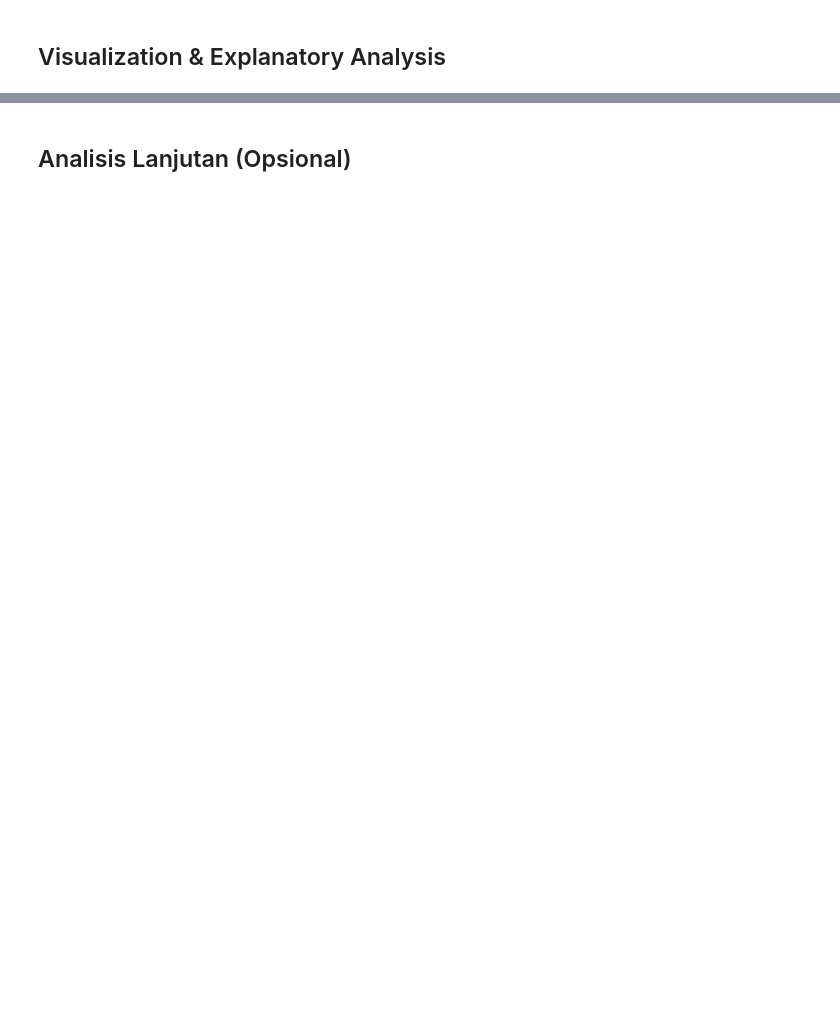
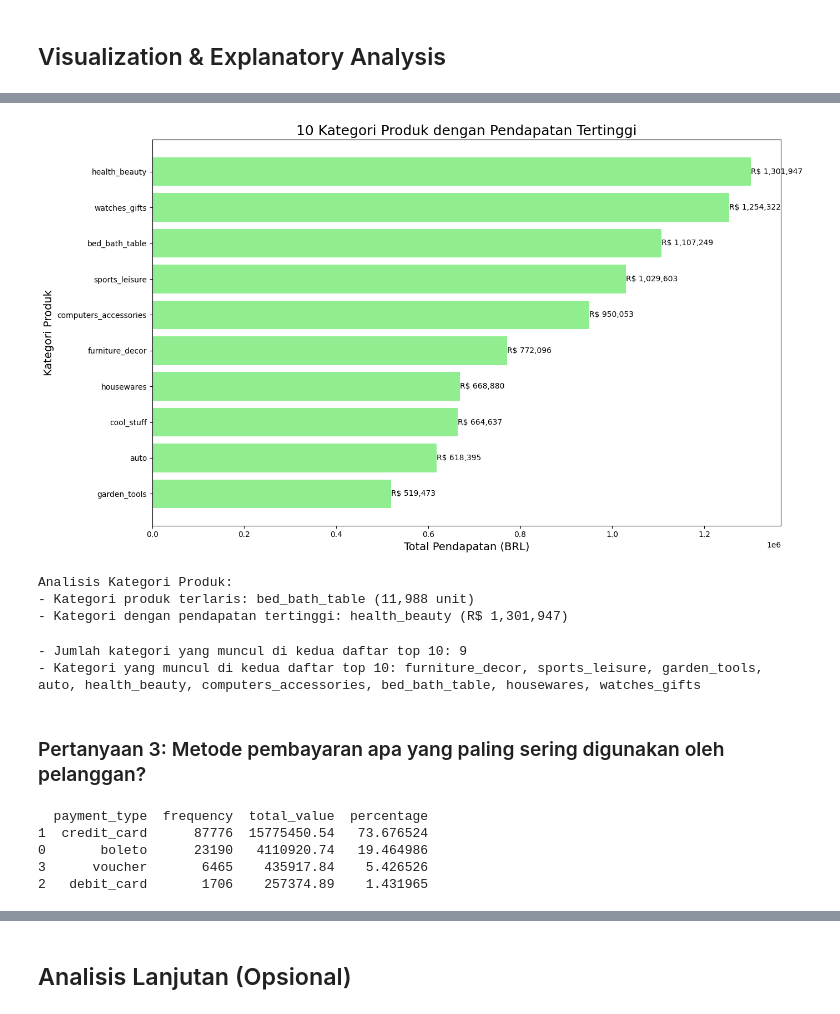
Before and after one commit to dannyysaputra/e-commerce-data-analis, a Jupyter notebook: notebook.ipynb, the cells around one changed output, grey strips where cells are left out. Saved outputs shown, nothing was run; the diff lists cells and outputs as text; code cells hidden in the pictures; blank space fills up the shorter version.

```diff
--- a/notebook.ipynb
+++ b/notebook.ipynb
@@ -596,0 +434,2 @@ max            NaN          NaN
+# %%
+df_order_payments = df_order_payments[df_order_payments['payment_type'] != "not_defined"]
@@ -614,0 +925,60 @@ max            NaN          NaN
+# %%
+# Kategori dengan pendapatan tertinggi
+top_revenue_categories = category_sales.sort_values('total_revenue', ascending=False).head(10)
+
+# Visualisasi kategori dengan pendapatan tertinggi
+plt.figure(figsize=(14, 8))
+bars = plt.barh(top_revenue_categories['product_category_name_english'],
+         top_revenue_categories['total_revenue'],
+         color='lightgreen')
+plt.title('10 Kategori Produk dengan Pendapatan Tertinggi', fontsize=18)
+plt.xlabel('Total Pendapatan (BRL)', fontsize=14)
+plt.ylabel('Kategori Produk', fontsize=14)
+plt.gca().invert_yaxis()  # Untuk menampilkan kategori teratas di bagian atas
+
+# Tambahkan label nilai pada setiap bar
+for bar in bars:
+    width = bar.get_width()
+    plt.text(width + 0.5, bar.get_y() + bar.get_height()/2, f'R$ {int(width):,}',
+             ha='left', va='center', fontsize=10)
+
+plt.tight_layout()
+plt.show()
+# %% [output]
+[figure, added]
+# %%
+# Analisis kategori produk
+print("\nAnalisis Kategori Produk:")
+print(f"- Kategori produk terlaris: {top_sales_categories.iloc[0]['product_category_name_english']} "
+      f"({int(top_sales_categories.iloc[0]['total_units']):,} unit)")
+print(f"- Kategori dengan pendapatan tertinggi: {top_revenue_categories.iloc[0]['product_category_name_english']} "
+      f"(R$ {int(top_revenue_categories.iloc[0]['total_revenue']):,})")
+# %% [output]
+Analisis Kategori Produk:
+- Kategori produk terlaris: bed_bath_table (11,988 unit)
+- Kategori dengan pendapatan tertinggi: health_beauty (R$ 1,301,947)
+# %%
+# Perbandingan kategori terlaris vs pendapatan tertinggi
+common_categories = set(top_sales_categories['product_category_name_english']) & set(top_revenue_categories['product_category_name_english'])
+print(f"- Jumlah kategori yang muncul di kedua daftar top 10: {len(common_categories)}")
+print(f"- Kategori yang muncul di kedua daftar top 10: {', '.join(common_categories)}")
+# %% [output]
+- Jumlah kategori yang muncul di kedua daftar top 10: 9
+- Kategori yang muncul di kedua daftar top 10: furniture_decor, sports_leisure, garden_tools, auto, health_beauty, computers_accessories, bed_bath_table, housewares, watches_gifts
+# %% [markdown]
+### Pertanyaan 3: Metode pembayaran apa yang paling sering digunakan oleh pelanggan?
+# %%
+# Persiapan data
+payment_methods = all_df.groupby('payment_type').agg(
+    frequency=('order_id', 'count'),
+    total_value=('payment_value', 'sum')
+).reset_index()
+payment_methods['percentage'] = payment_methods['frequency'] / payment_methods['frequency'].sum() * 100
+payment_methods = payment_methods.sort_values('frequency', ascending=False)
+print(payment_methods)
+# %% [output]
+  payment_type  frequency  total_value  percentage
+1  credit_card      87776  15775450.54   73.676524
+0       boleto      23190   4110920.74   19.464986
+3      voucher       6465    435917.84    5.426526
+2   debit_card       1706    257374.89    1.431965
```
Also changed, not shown: parts of 140 cells of this notebook, 1 other file.
